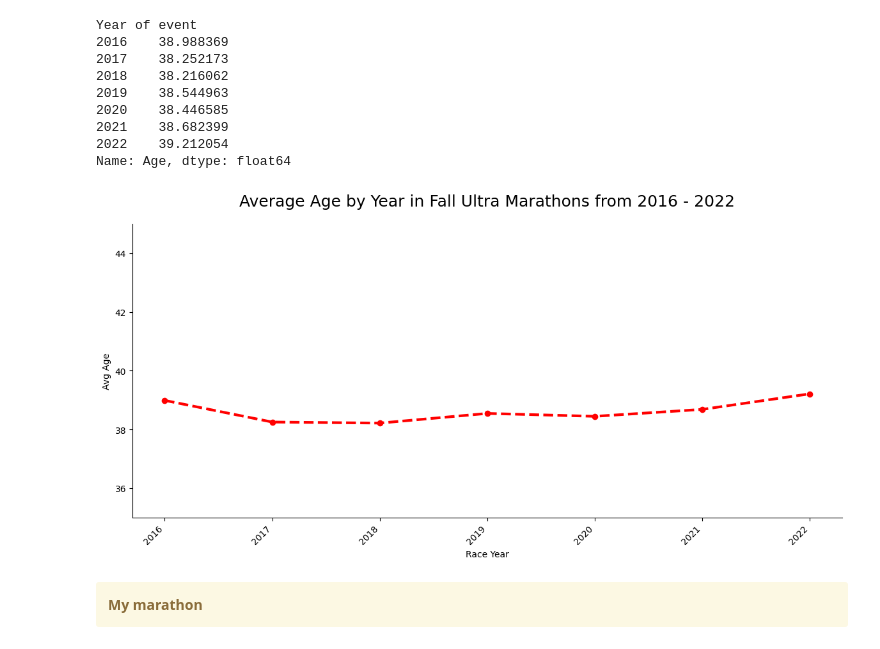
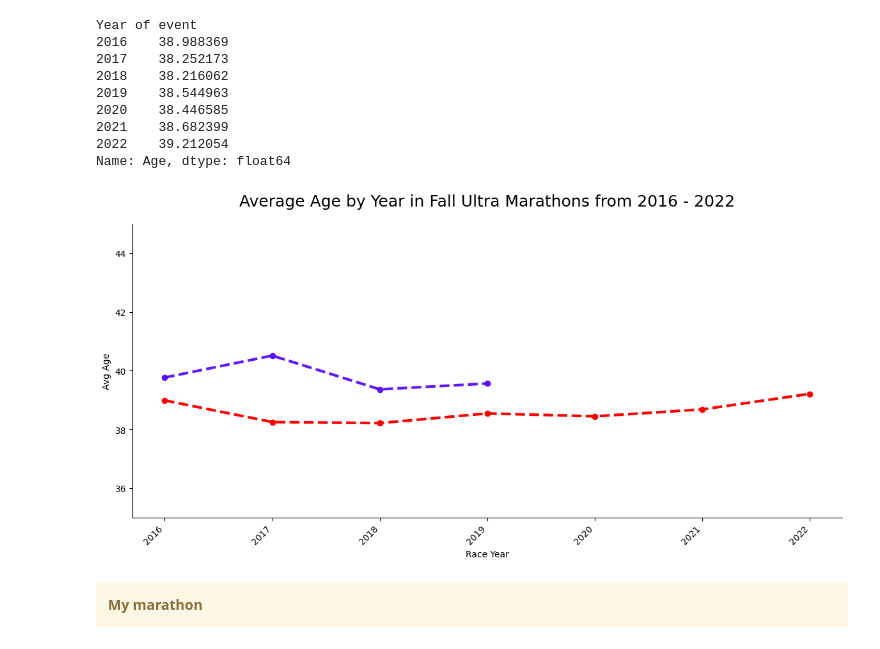
Before and after one commit to RunningBaldMan/Age_and_Endurance, a Jupyter notebook: Endurance_Beyond_Youth.ipynb, the cells around one changed output. Cells and saved outputs as stored; diff of their text form; code cells hidden in the pictures.

```diff
--- a/Endurance_Beyond_Youth.ipynb
+++ b/Endurance_Beyond_Youth.ipynb
@@ -493,31 +479,40 @@ Name: Age, dtype: float64
 # %%
 # Plot the average age by year for Fall Ultra Marathons 2016-2022
 
 plt.figure(figsize=(12, 6))
 plt.plot(
     um_average_age_by_year.index,
     um_average_age_by_year.values,
     marker="o",
     linestyle = "--",
     color = "#ff0000",
     linewidth = 3)
+
+plt.plot(
+    average_age_by_year.index,
+    average_age_by_year.values,
+    marker="o",
+    linestyle = "--",
+    color = "#5100ffe8",
+    linewidth = 3)
+
 
 plt.xlabel("Race Year")
 plt.ylabel("Avg Age")
 plt.title("Average Age by Year in Fall Ultra Marathons from 2016 - 2022", fontsize = 18, pad=20)
 plt.xticks(rotation=45, ha ="right")
 
 ax = plt.gca()
 ax.spines["top"].set_visible(False)
 ax.spines["right"].set_visible(False)
 
 
 plt.tight_layout()
 
 plt.ylim(35, 45)
 plt.show()
 # %% [output]
-[figure, old version]
+[figure, new version]
 # %% [markdown]
 <div class="alert alert-block alert-warning">
 <b>My marathon</b>
```
Also changed, not shown: parts of 5 cells of this notebook, 7 other files.
